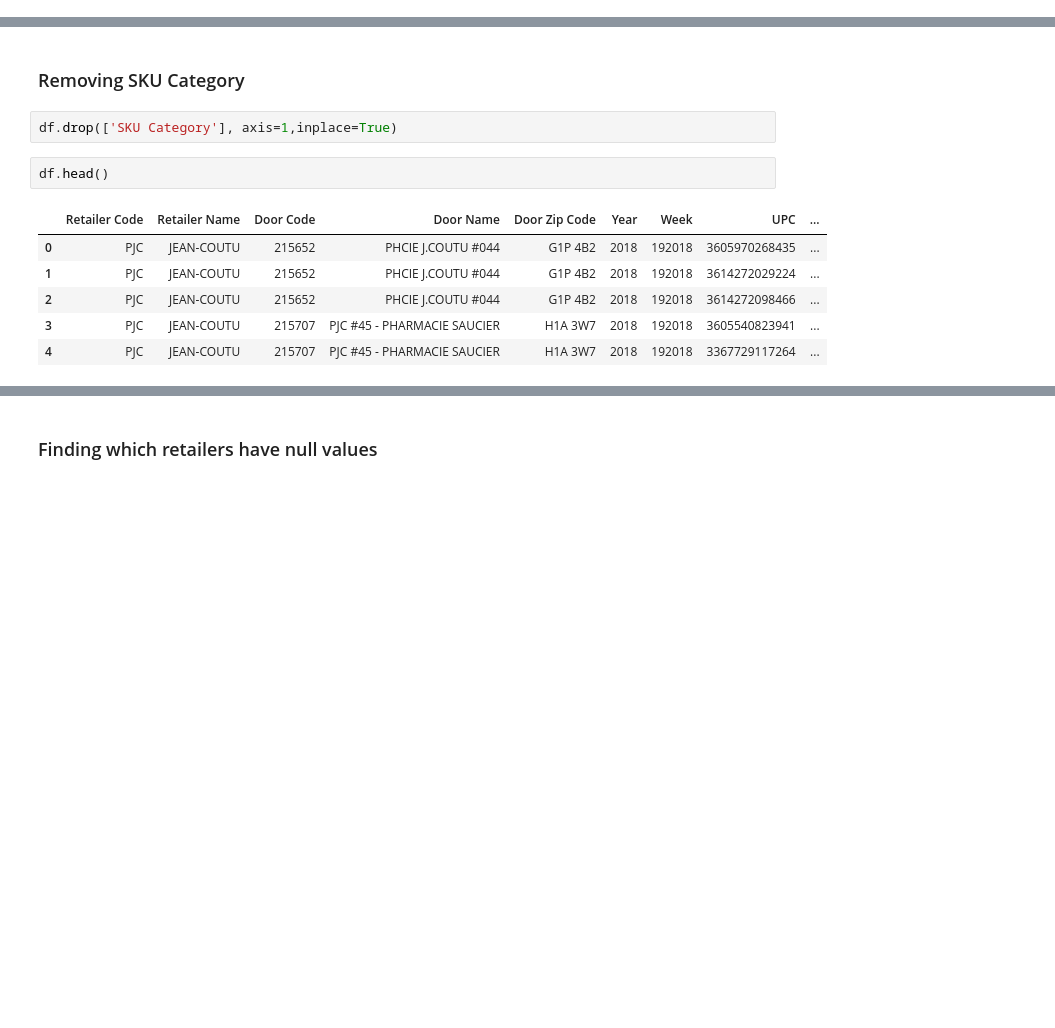
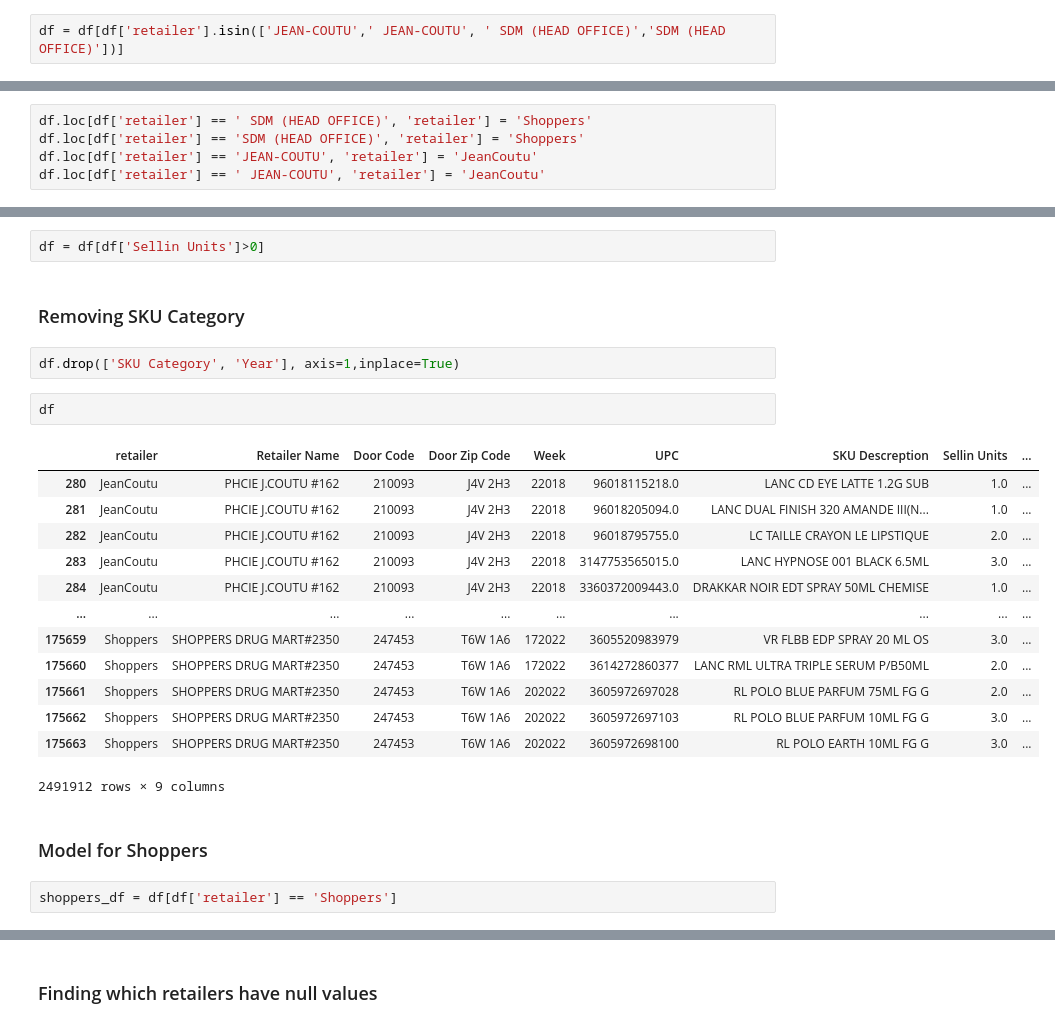
Before and after one commit to assultan/Loreal, a Jupyter notebook: Luxe_Sellin.ipynb, the cells around one changed output, grey strips where cells are left out. Cells and saved outputs as stored; diff of their text form; blank space fills up the shorter version.

Commit message:
committing the first model

```diff
--- a/EDA_Loreal_products_allocation (LondonDrugs_and_JeanCoutu) for 2018 Only.ipynb
+++ b/Luxe_Sellin.ipynb
@@ -20,0 +121,2 @@ df.head()
+# %%
+df = df[df['retailer'].isin(['JEAN-COUTU',' JEAN-COUTU', ' SDM (HEAD OFFICE)','SDM (HEAD OFFICE)'])]
@@ -21,3 +131,8 @@ df.head()
+# %%
+df.loc[df['retailer'] == ' SDM (HEAD OFFICE)', 'retailer'] = 'Shoppers'
+df.loc[df['retailer'] == 'SDM (HEAD OFFICE)', 'retailer'] = 'Shoppers'
+df.loc[df['retailer'] == 'JEAN-COUTU', 'retailer'] = 'JeanCoutu'
+df.loc[df['retailer'] == ' JEAN-COUTU', 'retailer'] = 'JeanCoutu'
 # %%
 df.shape
 # %% [output]
@@ -67,13 +172,26 @@ dtype: int64
+# %%
+df = df[df['Sellin Units']>0]
 # %% [markdown]
 ### Removing SKU Category
 # %%
-df.drop(['SKU Category'], axis=1,inplace=True)
+df.drop(['SKU Category', 'Year'], axis=1,inplace=True)
 # %%
-df.head()
+df
 # %% [output]
-|  | Retailer Code | Retailer Name | Door Code | Door Name | Door Zip Code | Year | Week | UPC | ... |
-| 0 | PJC | JEAN-COUTU | 215652 | PHCIE J.COUTU #044 | G1P 4B2 | 2018 | 192018 | 3605970268435 | ... |
-| 1 | PJC | JEAN-COUTU | 215652 | PHCIE J.COUTU #044 | G1P 4B2 | 2018 | 192018 | 3614272029224 | ... |
-| 2 | PJC | JEAN-COUTU | 215652 | PHCIE J.COUTU #044 | G1P 4B2 | 2018 | 192018 | 3614272098466 | ... |
-| 3 | PJC | JEAN-COUTU | 215707 | PJC #45 - PHARMACIE SAUCIER | H1A 3W7 | 2018 | 192018 | 3605540823941 | ... |
-| 4 | PJC | JEAN-COUTU | 215707 | PJC #45 - PHARMACIE SAUCIER | H1A 3W7 | 2018 | 192018 | 3367729117264 | ... |
+|  | retailer | Retailer Name | Door Code | Door Zip Code | Week | UPC | SKU Descreption | Sellin Units | ... |
+| 280 | JeanCoutu | PHCIE J.COUTU #162 | 210093 | J4V 2H3 | 22018 | 96018115218.0 | LANC CD EYE LATTE 1.2G SUB | 1.0 | ... |
+| 281 | JeanCoutu | PHCIE J.COUTU #162 | 210093 | J4V 2H3 | 22018 | 96018205094.0 | LANC DUAL FINISH 320 AMANDE III(N... | 1.0 | ... |
+| 282 | JeanCoutu | PHCIE J.COUTU #162 | 210093 | J4V 2H3 | 22018 | 96018795755.0 | LC TAILLE CRAYON LE LIPSTIQUE | 2.0 | ... |
+| 283 | JeanCoutu | PHCIE J.COUTU #162 | 210093 | J4V 2H3 | 22018 | 3147753565015.0 | LANC HYPNOSE 001 BLACK 6.5ML | 3.0 | ... |
+| 284 | JeanCoutu | PHCIE J.COUTU #162 | 210093 | J4V 2H3 | 22018 | 3360372009443.0 | DRAKKAR NOIR EDT SPRAY 50ML CHEMISE | 1.0 | ... |
+| ... | ... | ... | ... | ... | ... | ... | ... | ... | ... |
+| 175659 | Shoppers | SHOPPERS DRUG MART#2350 | 247453 | T6W 1A6 | 172022 | 3605520983979 | VR FLBB EDP SPRAY 20 ML OS | 3.0 | ... |
+| 175660 | Shoppers | SHOPPERS DRUG MART#2350 | 247453 | T6W 1A6 | 172022 | 3614272860377 | LANC RML ULTRA TRIPLE SERUM P/B50ML | 2.0 | ... |
+| 175661 | Shoppers | SHOPPERS DRUG MART#2350 | 247453 | T6W 1A6 | 202022 | 3605972697028 | RL POLO BLUE PARFUM 75ML FG G | 2.0 | ... |
+| 175662 | Shoppers | SHOPPERS DRUG MART#2350 | 247453 | T6W 1A6 | 202022 | 3605972697103 | RL POLO BLUE PARFUM 10ML FG G | 3.0 | ... |
+| 175663 | Shoppers | SHOPPERS DRUG MART#2350 | 247453 | T6W 1A6 | 202022 | 3605972698100 | RL POLO EARTH 10ML FG G | 3.0 | ... |
+2491912 rows × 9 columns
+# %% [markdown]
+### Model for Shoppers
+# %%
+shoppers_df = df[df['retailer'] == 'Shoppers']
```
Also changed, not shown: parts of 205 cells of this notebook, 4 other files.
